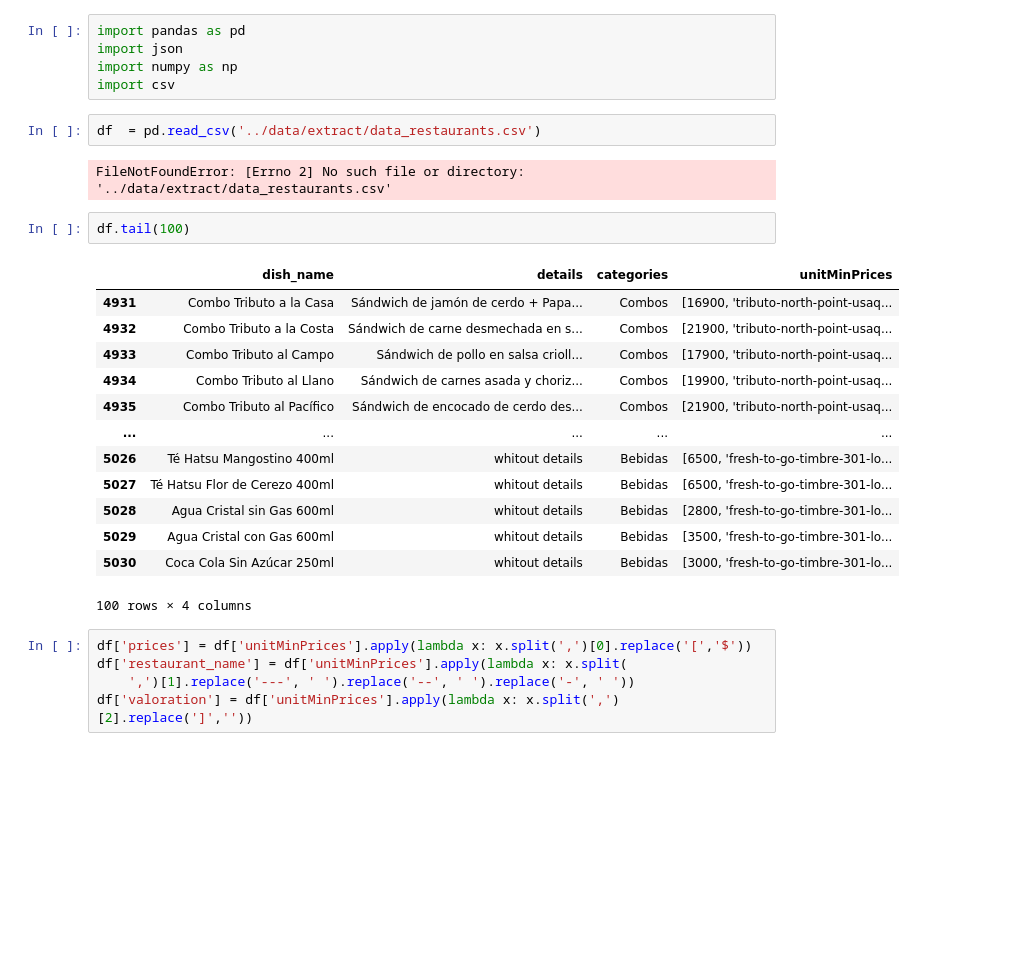
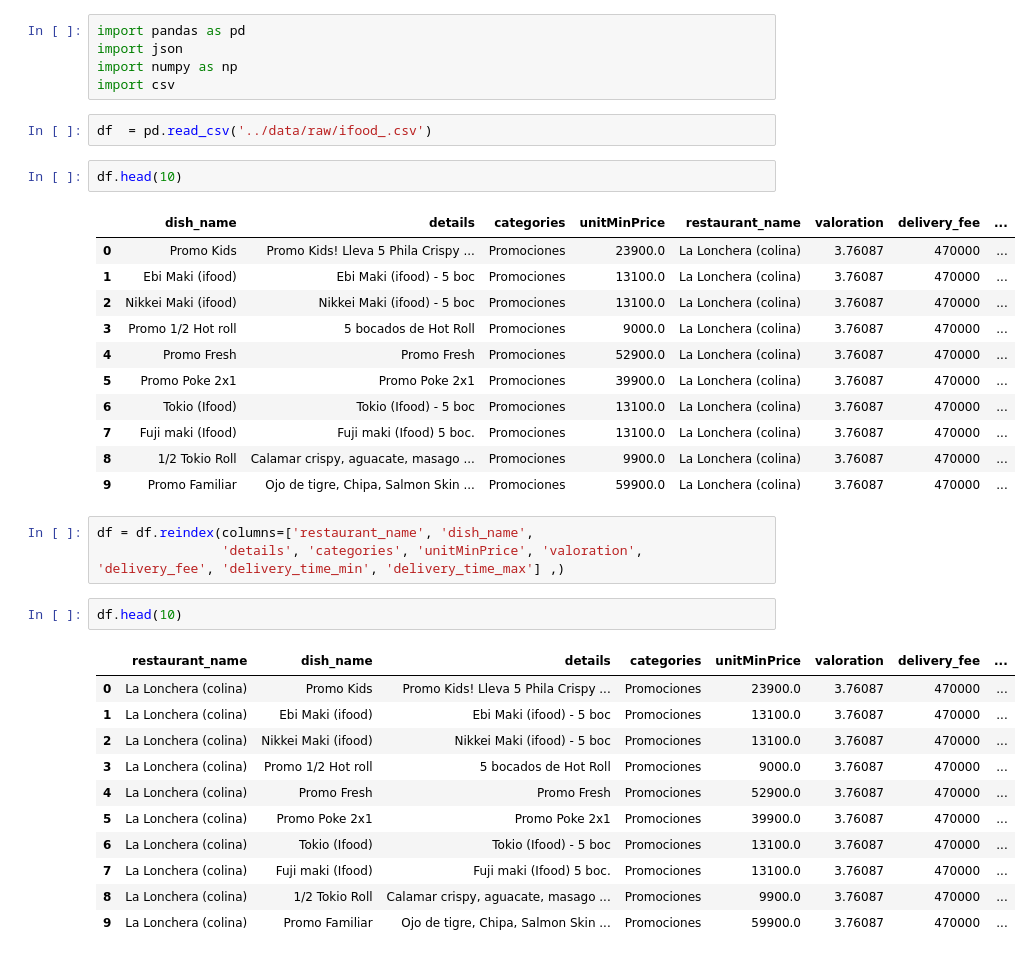
Before and after one commit to JuliXnCXm/scraper, a Jupyter notebook: notebooks/scraper_test.ipynb, the cells around one changed output. Saved outputs shown, nothing was run; the diff lists cells and outputs as text; blank space fills up the shorter version.

```diff
--- a/notebooks/scraper_test.ipynb
+++ b/notebooks/scraper_test.ipynb
@@ -4,27 +4,35 @@ import json
 import numpy as np
 import csv
 # %%
-df  = pd.read_csv('../data/extract/data_restaurants.csv')
+df  = pd.read_csv('../data/raw/ifood_.csv')
-# %% [output]
-FileNotFoundError: [Errno 2] No such file or directory: '../data/extract/data_restaurants.csv'
-# %%
-df.tail(100)
-# %% [output]
-|  | dish_name | details | categories | unitMinPrices |
-| 4931 | Combo Tributo a la Casa | Sándwich de jamón de cerdo + Papa... | Combos | [16900, 'tributo-north-point-usaq... |
-| 4932 | Combo Tributo a la Costa | Sándwich de carne desmechada en s... | Combos | [21900, 'tributo-north-point-usaq... |
-| 4933 | Combo Tributo al Campo | Sándwich de pollo en salsa crioll... | Combos | [17900, 'tributo-north-point-usaq... |
-| 4934 | Combo Tributo al Llano | Sándwich de carnes asada y choriz... | Combos | [19900, 'tributo-north-point-usaq... |
-| 4935 | Combo Tributo al Pacífico | Sándwich de encocado de cerdo des... | Combos | [21900, 'tributo-north-point-usaq... |
-| ... | ... | ... | ... | ... |
-| 5026 | Té Hatsu Mangostino 400ml | whitout details | Bebidas | [6500, 'fresh-to-go-timbre-301-lo... |
-| 5027 | Té Hatsu Flor de Cerezo 400ml | whitout details | Bebidas | [6500, 'fresh-to-go-timbre-301-lo... |
-| 5028 | Agua Cristal sin Gas 600ml | whitout details | Bebidas | [2800, 'fresh-to-go-timbre-301-lo... |
-| 5029 | Agua Cristal con Gas 600ml | whitout details | Bebidas | [3500, 'fresh-to-go-timbre-301-lo... |
-| 5030 | Coca Cola Sin Azúcar 250ml | whitout details | Bebidas | [3000, 'fresh-to-go-timbre-301-lo... |
-100 rows × 4 columns
-# %%
-df['prices'] = df['unitMinPrices'].apply(lambda x: x.split(',')[0].replace('[','$'))
-df['restaurant_name'] = df['unitMinPrices'].apply(lambda x: x.split(
-    ',')[1].replace('---', ' ').replace('--', ' ').replace('-', ' '))
-df['valoration'] = df['unitMinPrices'].apply(lambda x: x.split(',')[2].replace(']',''))
+# %%
+df.head(10)
+# %% [output]
+|  | dish_name | details | categories | unitMinPrice | restaurant_name | valoration | delivery_fee | ... |
+| 0 | Promo Kids | Promo Kids! Lleva 5 Phila Crispy ... | Promociones | 23900.0 | La Lonchera (colina) | 3.76087 | 470000 | ... |
+| 1 | Ebi Maki (ifood) | Ebi Maki (ifood) - 5 boc | Promociones | 13100.0 | La Lonchera (colina) | 3.76087 | 470000 | ... |
+| 2 | Nikkei Maki (ifood) | Nikkei Maki (ifood) - 5 boc | Promociones | 13100.0 | La Lonchera (colina) | 3.76087 | 470000 | ... |
+| 3 | Promo 1/2 Hot roll | 5 bocados de Hot Roll | Promociones | 9000.0 | La Lonchera (colina) | 3.76087 | 470000 | ... |
+| 4 | Promo Fresh | Promo Fresh | Promociones | 52900.0 | La Lonchera (colina) | 3.76087 | 470000 | ... |
+| 5 | Promo Poke 2x1 | Promo Poke 2x1 | Promociones | 39900.0 | La Lonchera (colina) | 3.76087 | 470000 | ... |
+| 6 | Tokio (Ifood) | Tokio (Ifood) - 5 boc | Promociones | 13100.0 | La Lonchera (colina) | 3.76087 | 470000 | ... |
+| 7 | Fuji maki (Ifood) | Fuji maki (Ifood) 5 boc. | Promociones | 13100.0 | La Lonchera (colina) | 3.76087 | 470000 | ... |
+| 8 | 1/2 Tokio Roll | Calamar crispy, aguacate, masago ... | Promociones | 9900.0 | La Lonchera (colina) | 3.76087 | 470000 | ... |
+| 9 | Promo Familiar | Ojo de tigre, Chipa, Salmon Skin ... | Promociones | 59900.0 | La Lonchera (colina) | 3.76087 | 470000 | ... |
+# %%
+df = df.reindex(columns=['restaurant_name', 'dish_name',
+                'details', 'categories', 'unitMinPrice', 'valoration', 'delivery_fee', 'delivery_time_min', 'delivery_time_max'] ,)
+# %%
+df.head(10)
+# %% [output]
+|  | restaurant_name | dish_name | details | categories | unitMinPrice | valoration | delivery_fee | ... |
+| 0 | La Lonchera (colina) | Promo Kids | Promo Kids! Lleva 5 Phila Crispy ... | Promociones | 23900.0 | 3.76087 | 470000 | ... |
+| 1 | La Lonchera (colina) | Ebi Maki (ifood) | Ebi Maki (ifood) - 5 boc | Promociones | 13100.0 | 3.76087 | 470000 | ... |
+| 2 | La Lonchera (colina) | Nikkei Maki (ifood) | Nikkei Maki (ifood) - 5 boc | Promociones | 13100.0 | 3.76087 | 470000 | ... |
+| 3 | La Lonchera (colina) | Promo 1/2 Hot roll | 5 bocados de Hot Roll | Promociones | 9000.0 | 3.76087 | 470000 | ... |
+| 4 | La Lonchera (colina) | Promo Fresh | Promo Fresh | Promociones | 52900.0 | 3.76087 | 470000 | ... |
+| 5 | La Lonchera (colina) | Promo Poke 2x1 | Promo Poke 2x1 | Promociones | 39900.0 | 3.76087 | 470000 | ... |
+| 6 | La Lonchera (colina) | Tokio (Ifood) | Tokio (Ifood) - 5 boc | Promociones | 13100.0 | 3.76087 | 470000 | ... |
+| 7 | La Lonchera (colina) | Fuji maki (Ifood) | Fuji maki (Ifood) 5 boc. | Promociones | 13100.0 | 3.76087 | 470000 | ... |
+| 8 | La Lonchera (colina) | 1/2 Tokio Roll | Calamar crispy, aguacate, masago ... | Promociones | 9900.0 | 3.76087 | 470000 | ... |
+| 9 | La Lonchera (colina) | Promo Familiar | Ojo de tigre, Chipa, Salmon Skin ... | Promociones | 59900.0 | 3.76087 | 470000 | ... |
```
Also changed, not shown: parts of 14 cells of this notebook, 10 other files.
